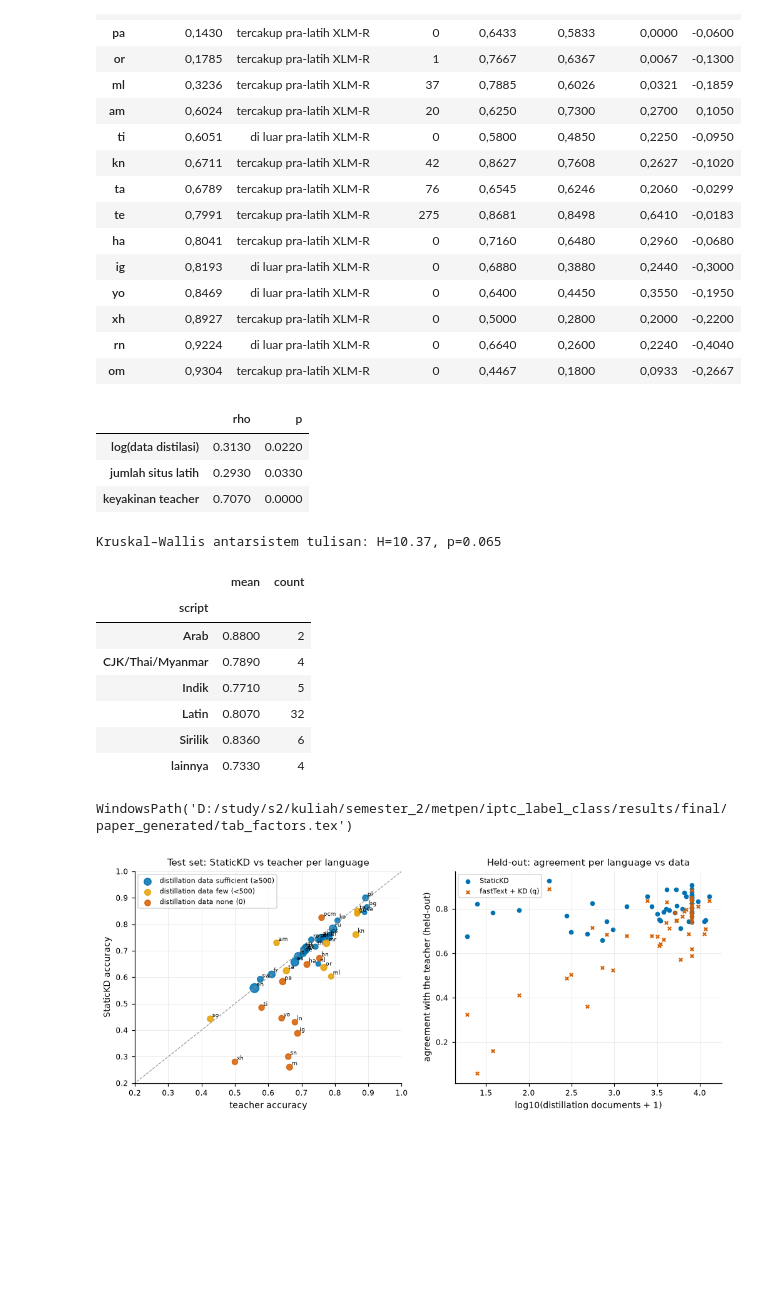
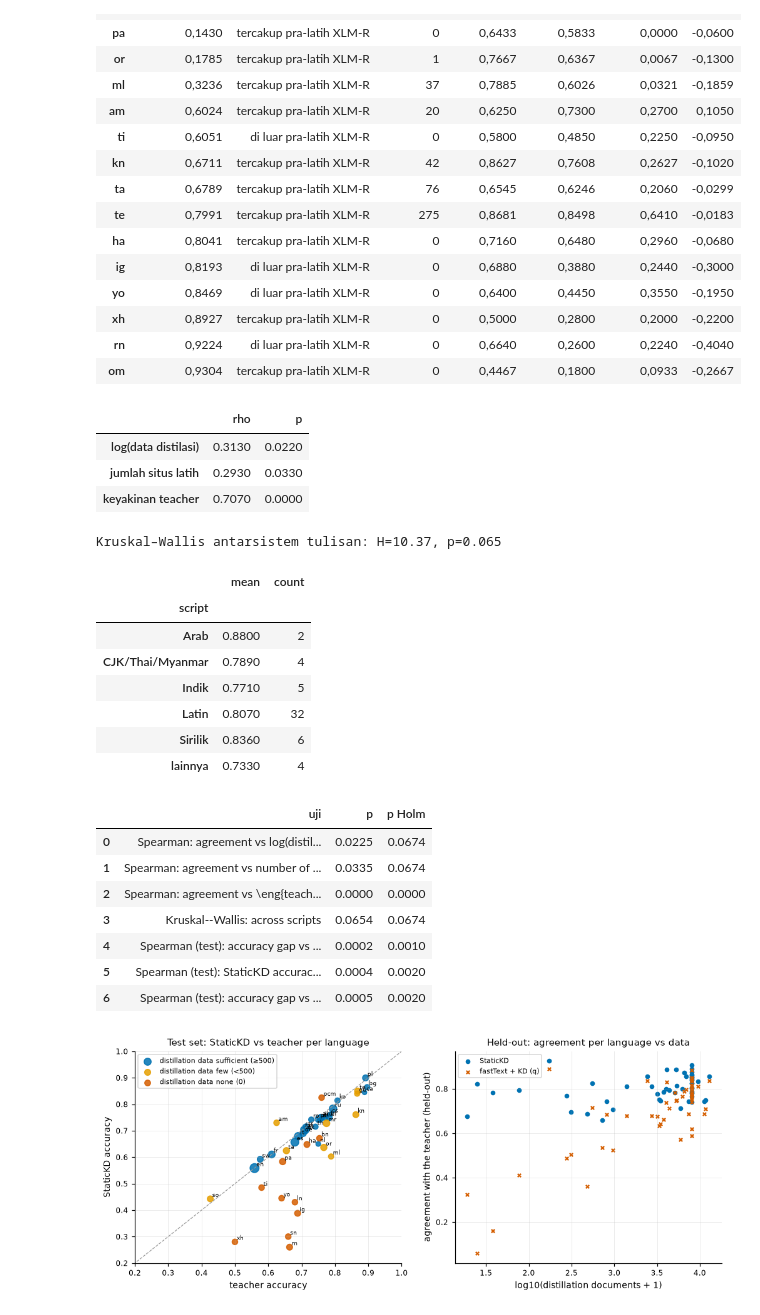
Before and after one commit to obikastanya/iptc_lightweight_label_detection, a Jupyter notebook: notebooks/StaticKD_IPTC_final.ipynb, the cells around one changed output. Cells and saved outputs as stored; diff of their text form; code cells hidden in the pictures; blank space fills up the shorter version.

```diff
--- a/notebooks/StaticKD_IPTC_final.ipynb
+++ b/notebooks/StaticKD_IPTC_final.ipynb
@@ -1732,7 +1858,7 @@ Protokol ini dirancang untuk mensimulasikan server kecil tanpa GPU (`statickd.be
   median ketiga pengulangan; rentang min–maks dilaporkan sebagai ukuran variasi.
 # %%
 BENCH = [m for m in ["teacher", "teacher_onnx_int8", "distilmbert_kd", "minilm_kd", "statickd", "statickd_compact",
-                     "ft_kd_subword_q", "ft_kd_subword", "tfidf_svm_kd"] if key(m)]
+                     "ft_kd_subword_q", "ft_kd_subword", "tfidf_svm_kd", "model2vec_clf"] if key(m)]
 BENCH_FILE = FINAL_DIR / "cpu_benchmark.jsonl"
 
 if RUN_BENCHMARK:   # three repetitions; one fresh process per (model, threads) in every repetition
@@ -1796,7 +1922,7 @@ NUM.add("eff.size_ratio_onnx", eff.loc["teacher_onnx_int8", "size_mb"] / eff.loc
 NUM.add("eff.size_ratio_pt", eff.loc["teacher", "size_mb"] / eff.loc["statickd", "size_mb"], 0)
 DEPS = {"teacher": "torch, transformers", "teacher_onnx_int8": "onnxruntime, transformers", "distilmbert_kd": "onnxruntime, transformers",
         "minilm_kd": "onnxruntime, transformers", "statickd": "numpy, tokenizers", "statickd_compact": "numpy, tokenizers",
-        "ft_kd_subword_q": "fasttext, tokenizers", "ft_kd_subword": "fasttext, tokenizers", "tfidf_svm_kd": "scikit-learn, tokenizers"}
+        "ft_kd_subword_q": "fasttext, tokenizers", "ft_kd_subword": "fasttext, tokenizers", "tfidf_svm_kd": "scikit-learn, tokenizers", "model2vec_clf": "model2vec, scikit-learn"}
 lines = []
 for m, r in eff.iterrows():
     name = an.MODELS[m][0].replace(" (proposed)", "")
@@ -1822,7 +1948,7 @@ show(prof[["mean_tokens", "tokenize_docs_per_sec", "pool_docs_per_sec", "tokeniz
 acc_col = main_table["test_macro"]
 from matplotlib.ticker import NullFormatter, ScalarFormatter
 MARKERS = {"teacher": "s", "teacher_onnx_int8": "D", "distilmbert_kd": "^", "minilm_kd": "v", "statickd": "*",
-           "statickd_compact": "P", "ft_kd_subword_q": "o", "ft_kd_subword": "X", "tfidf_svm_kd": "h"}
+           "statickd_compact": "P", "ft_kd_subword_q": "o", "ft_kd_subword": "X", "tfidf_svm_kd": "h", "model2vec_clf": "D"}
 fig, ax = plt.subplots(figsize=(6.8, 4.0))
 for m, r in eff.iterrows():   # a legend instead of point labels: several models overlap on the log axis
     if m not in acc_col:
@@ -1882,7 +2008,7 @@ show(per_lang.sort_values("statickd_acc")[["n", "labels", "region", "distil_docs
 NUM.add("lang.static_better_ft", int((per_lang.statickd_acc > per_lang.ft_kd_subword_q_acc).sum()), 0)
 # paired test over languages (Demsar, 2006): is the per-language difference systematic?
 # Reported for accuracy and for macro-F1, the main metric.
-for m in ("ft_kd_subword_q", "tfidf_svm_kd", "distilmbert_kd", "teacher"):
+for m in ("ft_kd_subword_q", "tfidf_svm_kd", "model2vec_clf", "distilmbert_kd", "teacher"):
     if f"{m}_acc" in per_lang:
         w = sstats.wilcoxon(per_lang.statickd_acc, per_lang[f"{m}_acc"])
         NUM.add(f"lang.wilcoxon.{m}.p", fmt_p(w.pvalue)); NUM.add(f"lang.wilcoxon.{m}.W", w.statistic, 0)
@@ -1999,41 +2125,55 @@ SCRIPT_H = {**an.SCRIPT}
 cyr = {"be", "bg", "kk", "ky", "mk", "mn", "ru", "sr", "uk"}; arab = {"ar", "fa", "ps", "ur"}; indic = {"bn", "gu", "hi", "kn", "ml", "mr", "ne", "or", "pa", "ta", "te"}
 cjk = {"ja", "ko", "my", "th", "zh"}; other = {"am", "hy", "ka", "he", "el"}
 fac["script"] = ["Sirilik" if l in cyr else "Arab" if l in arab else "Indik" if l in indic else "CJK/Thai/Myanmar" if l in cjk
                  else "lainnya" if l in other else "Latin" for l in fac.index]
 tests_f = {"log(data distilasi)": np.log1p(fac.distil_docs), "jumlah situs latih": fac.sites, "keyakinan teacher": fac.teacher_conf}
 corr = pd.DataFrame({k: sstats.spearmanr(v, fac.agree) for k, v in tests_f.items()}, index=["rho", "p"]).T
 kw = sstats.kruskal(*[g.agree.values for _, g in fac.groupby("script")])
 for k, r in corr.iterrows():
     kk = {"log(data distilasi)": "data", "jumlah situs latih": "sites", "keyakinan teacher": "conf"}[k]
     NUM.add(f"fac.{kk}.rho", r.rho, 2); NUM.add(f"fac.{kk}.p", fmt_p(r.p))
 NUM.add("fac.kw.H", kw.statistic, 2); NUM.add("fac.kw.p", fmt_p(kw.pvalue)); NUM.add("fac.langs", len(fac), 0)
 NUM.add("fac.static_better_ft", int((fac.agree > fac.agree_ft).sum()), 0)
 NUM.add("fac.static_better_ft.pct", (fac.agree > fac.agree_ft).mean(), 0, percent=True)
 display(corr.round(3)); print(f"Kruskal–Wallis antarsistem tulisan: H={kw.statistic:.2f}, p={kw.pvalue:.3f}")
 display(fac.groupby("script").agree.agg(["mean", "count"]).round(3))
-lines = [f"Spearman: agreement vs log(distillation data) & $\\rho={fmt(corr.loc['log(data distilasi)', 'rho'], 2)}$ & {fmt_p(corr.loc['log(data distilasi)', 'p'])} \\\\",
-         f"Spearman: agreement vs number of training sites & $\\rho={fmt(corr.loc['jumlah situs latih', 'rho'], 2)}$ & {fmt_p(corr.loc['jumlah situs latih', 'p'])} \\\\",
-         f"Spearman: agreement vs \\eng{{teacher}} confidence & $\\rho={fmt(corr.loc['keyakinan teacher', 'rho'], 2)}$ & {fmt_p(corr.loc['keyakinan teacher', 'p'])} \\\\",
-         f"Kruskal--Wallis: across scripts & $H={fmt(kw.statistic, 2)}$ & {fmt_p(kw.pvalue)} \\\\",
-         f"Spearman (test): accuracy gap vs log(data) & $\\rho={fmt(rho_gap.statistic, 2)}$ & {fmt_p(rho_gap.pvalue)} \\\\",
-         f"Spearman (test): StaticKD accuracy vs token coverage & $\\rho={fmt(rho_cov.statistic, 2)}$ & {fmt_p(rho_cov.pvalue)} \\\\",
-         f"Spearman (test): accuracy gap vs token coverage & $\\rho={fmt(rho_cov_gap.statistic, 2)}$ & {fmt_p(rho_cov_gap.pvalue)} \\\\"]
+# Holm correction over the seven per-language tests of the factors table (one family)
+fac_tests = [("Spearman: agreement vs log(distillation data)", "fac.data", f"$\\rho={fmt(corr.loc['log(data distilasi)', 'rho'], 2)}$", corr.loc['log(data distilasi)', 'p']),
+             ("Spearman: agreement vs number of training sites", "fac.sites", f"$\\rho={fmt(corr.loc['jumlah situs latih', 'rho'], 2)}$", corr.loc['jumlah situs latih', 'p']),
+             ("Spearman: agreement vs \\eng{teacher} confidence", "fac.conf", f"$\\rho={fmt(corr.loc['keyakinan teacher', 'rho'], 2)}$", corr.loc['keyakinan teacher', 'p']),
+             ("Kruskal--Wallis: across scripts", "fac.kw", f"$H={fmt(kw.statistic, 2)}$", kw.pvalue),
+             ("Spearman (test): accuracy gap vs log(data)", "lang.gap_vs_data", f"$\\rho={fmt(rho_gap.statistic, 2)}$", rho_gap.pvalue),
+             ("Spearman (test): StaticKD accuracy vs token coverage", "lang.cov_vs_acc", f"$\\rho={fmt(rho_cov.statistic, 2)}$", rho_cov.pvalue),
+             ("Spearman (test): accuracy gap vs token coverage", "lang.cov_vs_gap", f"$\\rho={fmt(rho_cov_gap.statistic, 2)}$", rho_cov_gap.pvalue)]
+fac_holm = ev.holm([t[3] for t in fac_tests])
+for (name, k, stat, p), ph in zip(fac_tests, fac_holm):
+    NUM.add(k + ".p_holm", fmt_p(ph))
+NUM.add("fac.holm.n_sig", int((fac_holm < 0.05).sum()), 0)
+lines = [f"{name} & {stat} & {fmt_p(p)} & {fmt_p(ph)} \\\\" for (name, k, stat, p), ph in zip(fac_tests, fac_holm)]
 write_table("factors", lines)
+display(pd.DataFrame({"uji": [t[0] for t in fac_tests], "p": [t[3] for t in fac_tests], "p Holm": fac_holm}).round(4))
 # %% [output]
 |  | rho | p |
 | log(data distilasi) | 0.3130 | 0.0220 |
 | jumlah situs latih | 0.2930 | 0.0330 |
 | keyakinan teacher | 0.7070 | 0.0000 |
 Kruskal–Wallis antarsistem tulisan: H=10.37, p=0.065
 |  | mean | count |
 | script |  |  |
 | Arab | 0.8800 | 2 |
 | CJK/Thai/Myanmar | 0.7890 | 4 |
 | Indik | 0.7710 | 5 |
 | Latin | 0.8070 | 32 |
 | Sirilik | 0.8360 | 6 |
 | lainnya | 0.7330 | 4 |
-WindowsPath('D:/study/s2/kuliah/semester_2/metpen/iptc_label_class/results/final/paper_generated/tab_factors.tex')
+|  | uji | p | p Holm |
+| 0 | Spearman: agreement vs log(distil... | 0.0225 | 0.0674 |
+| 1 | Spearman: agreement vs number of ... | 0.0335 | 0.0674 |
+| 2 | Spearman: agreement vs \eng{teach... | 0.0000 | 0.0000 |
+| 3 | Kruskal--Wallis: across scripts | 0.0654 | 0.0674 |
+| 4 | Spearman (test): accuracy gap vs ... | 0.0002 | 0.0010 |
+| 5 | Spearman (test): StaticKD accurac... | 0.0004 | 0.0020 |
+| 6 | Spearman (test): accuracy gap vs ... | 0.0005 | 0.0020 |
 # %%
 fig, axes = plt.subplots(1, 2, figsize=(11, 4))
 tier_color = {"tidak ada (0)": "#D55E00", "sedikit (<500)": "#E69F00", "cukup (≥500)": "#0072B2"}
```
Also changed, not shown: parts of 11 cells of this notebook, 9 other files.
